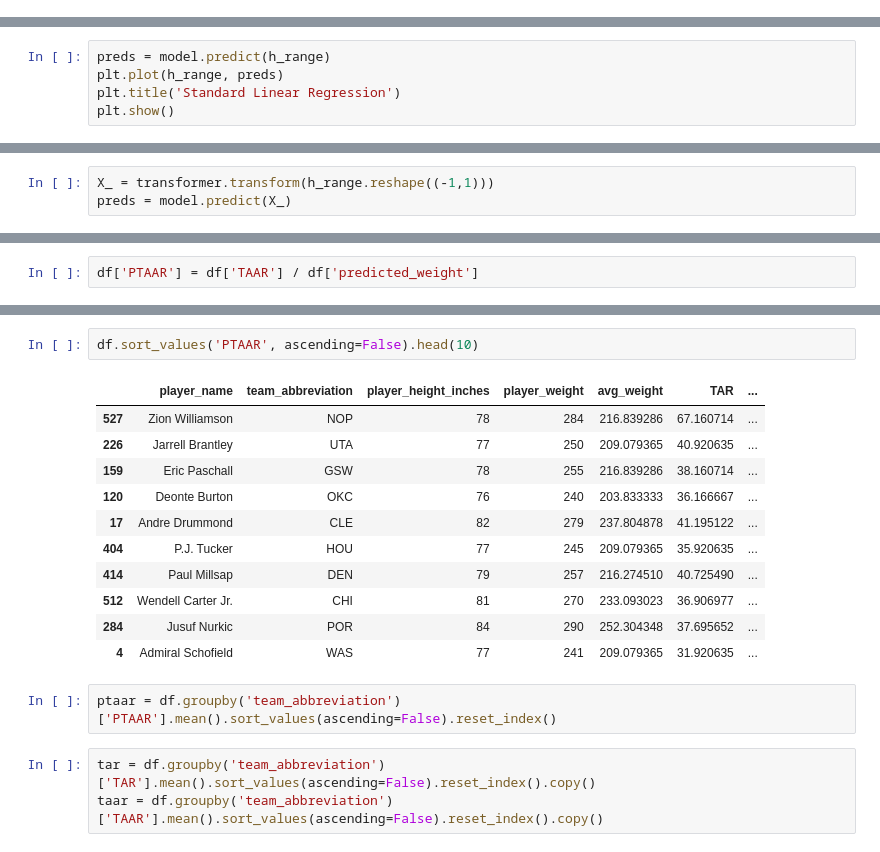
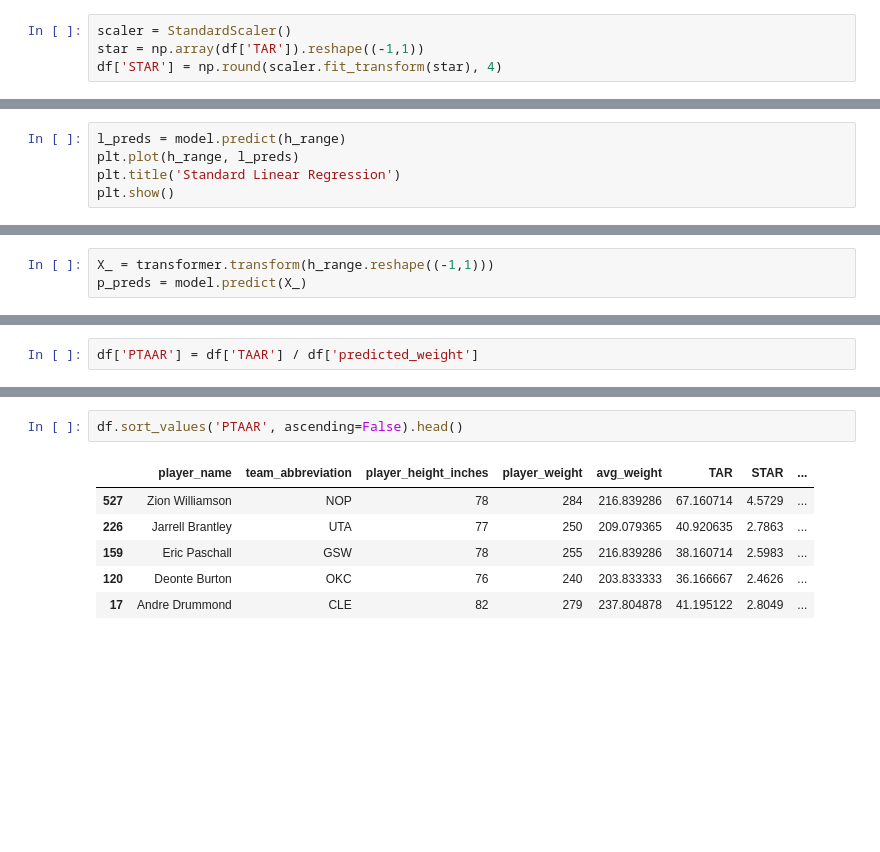
Before and after one commit to wplam107/nba_player_pos, a Jupyter notebook: notebooks/t_measures.ipynb, the cells around one changed output, grey strips where cells are left out. Drawn from its saved outputs; the diff is of its cells as text; blank space fills up the shorter version.

```diff
--- a/notebooks/t_measures.ipynb
+++ b/notebooks/t_measures.ipynb
@@ -49 +53,5 @@ df['TAR'] = df['player_weight'] - df['avg_weight']
+# %%
+scaler = StandardScaler()
+star = np.array(df['TAR']).reshape((-1,1))
+df['STAR'] = np.round(scaler.fit_transform(star), 4)
 # %% [markdown]
@@ -64,8 +72,8 @@ y = df['player_weight']
 # Simple linear model of weight as a function of height
 model = LinearRegression().fit(x, y)
 # %%
-preds = model.predict(h_range)
-plt.plot(h_range, preds)
+l_preds = model.predict(h_range)
+plt.plot(h_range, l_preds)
 plt.title('Standard Linear Regression')
 plt.show()
 # %% [output]
@@ -78,5 +86,5 @@ X = transformer.fit_transform(x)
 model = LinearRegression().fit(X, y)
 # %%
 X_ = transformer.transform(h_range.reshape((-1,1)))
-preds = model.predict(X_)
+p_preds = model.predict(X_)
 # %%
@@ -167,19 +168,9 @@ df.sort_values('TAAR', ascending=False).head(10)
 # %%
-df.sort_values('PTAAR', ascending=False).head(10)
+df.sort_values('PTAAR', ascending=False).head()
 # %% [output]
-|  | player_name | team_abbreviation | player_height_inches | player_weight | avg_weight | TAR | ... |
-| 527 | Zion Williamson | NOP | 78 | 284 | 216.839286 | 67.160714 | ... |
-| 226 | Jarrell Brantley | UTA | 77 | 250 | 209.079365 | 40.920635 | ... |
-| 159 | Eric Paschall | GSW | 78 | 255 | 216.839286 | 38.160714 | ... |
-| 120 | Deonte Burton | OKC | 76 | 240 | 203.833333 | 36.166667 | ... |
-| 17 | Andre Drummond | CLE | 82 | 279 | 237.804878 | 41.195122 | ... |
-| 404 | P.J. Tucker | HOU | 77 | 245 | 209.079365 | 35.920635 | ... |
-| 414 | Paul Millsap | DEN | 79 | 257 | 216.274510 | 40.725490 | ... |
-| 512 | Wendell Carter Jr. | CHI | 81 | 270 | 233.093023 | 36.906977 | ... |
-| 284 | Jusuf Nurkic | POR | 84 | 290 | 252.304348 | 37.695652 | ... |
-| 4 | Admiral Schofield | WAS | 77 | 241 | 209.079365 | 31.920635 | ... |
+|  | player_name | team_abbreviation | player_height_inches | player_weight | avg_weight | TAR | STAR | ... |
+| 527 | Zion Williamson | NOP | 78 | 284 | 216.839286 | 67.160714 | 4.5729 | ... |
+| 226 | Jarrell Brantley | UTA | 77 | 250 | 209.079365 | 40.920635 | 2.7863 | ... |
+| 159 | Eric Paschall | GSW | 78 | 255 | 216.839286 | 38.160714 | 2.5983 | ... |
+| 120 | Deonte Burton | OKC | 76 | 240 | 203.833333 | 36.166667 | 2.4626 | ... |
+| 17 | Andre Drummond | CLE | 82 | 279 | 237.804878 | 41.195122 | 2.8049 | ... |
-# %%
-ptaar = df.groupby('team_abbreviation')['PTAAR'].mean().sort_values(ascending=False).reset_index()
-# %%
-tar = df.groupby('team_abbreviation')['TAR'].mean().sort_values(ascending=False).reset_index().copy()
-taar = df.groupby('team_abbreviation')['TAAR'].mean().sort_values(ascending=False).reset_index().copy()
```
Also changed, not shown: parts of 35 cells of this notebook.
